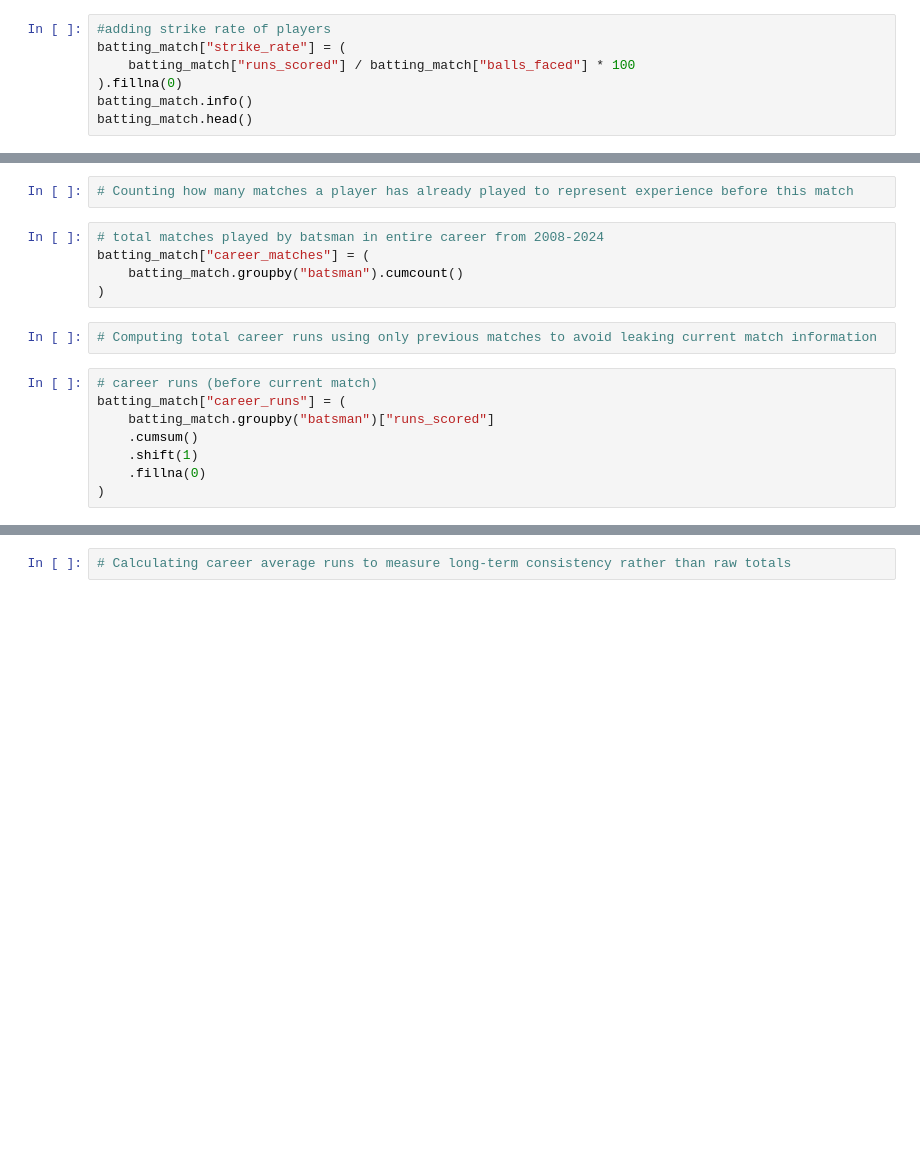
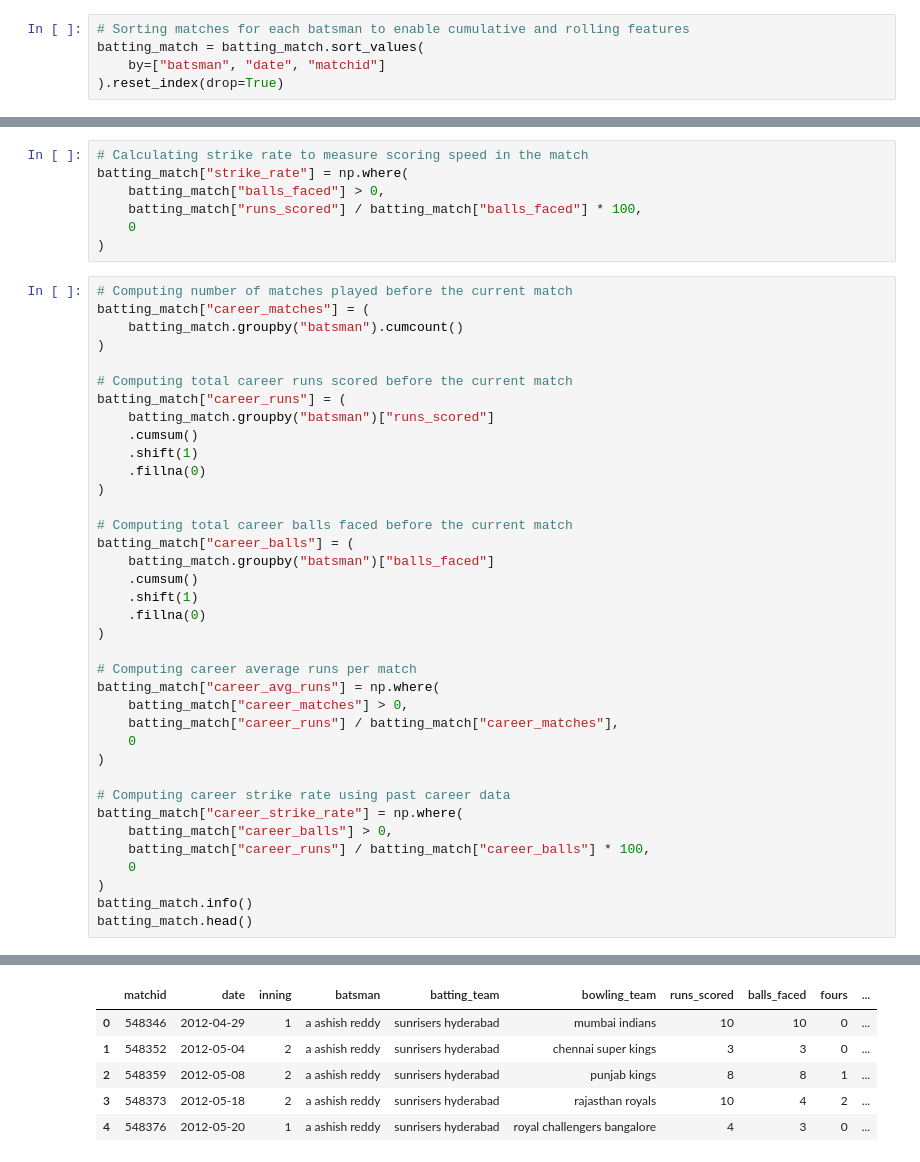
Before and after one commit to mentor-pranaya/Cricket-Player-Performance-Prediction, a Jupyter notebook: feature_engineering.ipynb, the cells around one changed output, grey strips where cells are left out. Cells and saved outputs as stored; diff of their text form; blank space fills up the shorter version.

```diff
--- a/feature_engineering.ipynb
+++ b/feature_engineering.ipynb
@@ -114,7 +83,5 @@ memory usage: 1.3+ MB
 # %%
-#adding strike rate of players
-batting_match["strike_rate"] = (
-    batting_match["runs_scored"] / batting_match["balls_faced"] * 100
-).fillna(0)
-batting_match.info()
-batting_match.head()
+# Sorting matches for each batsman to enable cumulative and rolling features
+batting_match = batting_match.sort_values(
+    by=["batsman", "date", "matchid"]
+).reset_index(drop=True)
@@ -146,17 +88,45 @@ memory usage: 1.4+ MB
-# %%
-# Counting how many matches a player has already played to represent experience before this match
 # %%
-# total matches played by batsman in entire career from 2008-2024
-batting_match["career_matches"] = (
-    batting_match.groupby("batsman").cumcount()
+# Calculating strike rate to measure scoring speed in the match
+batting_match["strike_rate"] = np.where(
+    batting_match["balls_faced"] > 0,
+    batting_match["runs_scored"] / batting_match["balls_faced"] * 100,
+    0
 )
-# %%
-# Computing total career runs using only previous matches to avoid leaking current match information
 # %%
-# career runs (before current match)
+# Computing number of matches played before the current match
+batting_match["career_matches"] = (
+    batting_match.groupby("batsman").cumcount()
+)
+
+# Computing total career runs scored before the current match
 batting_match["career_runs"] = (
     batting_match.groupby("batsman")["runs_scored"]
     .cumsum()
     .shift(1)
     .fillna(0)
 )
+
+# Computing total career balls faced before the current match
+batting_match["career_balls"] = (
+    batting_match.groupby("batsman")["balls_faced"]
+    .cumsum()
+    .shift(1)
+    .fillna(0)
+)
+
+# Computing career average runs per match
+batting_match["career_avg_runs"] = np.where(
+    batting_match["career_matches"] > 0,
+    batting_match["career_runs"] / batting_match["career_matches"],
+    0
+)
+
+# Computing career strike rate using past career data
+batting_match["career_strike_rate"] = np.where(
+    batting_match["career_balls"] > 0,
+    batting_match["career_runs"] / batting_match["career_balls"] * 100,
+    0
+)
+batting_match.info()
+batting_match.head()
+# %% [output]
@@ -163,3 +150,7 @@ batting_match["career_runs"] = (
+|  | matchid | date | inning | batsman | batting_team | bowling_team | runs_scored | balls_faced | fours | ... |
+| 0 | 548346 | 2012-04-29 | 1 | a ashish reddy | sunrisers hyderabad | mumbai indians | 10 | 10 | 0 | ... |
+| 1 | 548352 | 2012-05-04 | 2 | a ashish reddy | sunrisers hyderabad | chennai super kings | 3 | 3 | 0 | ... |
+| 2 | 548359 | 2012-05-08 | 2 | a ashish reddy | sunrisers hyderabad | punjab kings | 8 | 8 | 1 | ... |
+| 3 | 548373 | 2012-05-18 | 2 | a ashish reddy | sunrisers hyderabad | rajasthan royals | 10 | 4 | 2 | ... |
+| 4 | 548376 | 2012-05-20 | 1 | a ashish reddy | sunrisers hyderabad | royal challengers bangalore | 4 | 3 | 0 | ... |
-# %%
-# Calculating career average runs to measure long-term consistency rather than raw totals
 # %%
```
Also changed, not shown: parts of 17 cells of this notebook, 2 other files.
